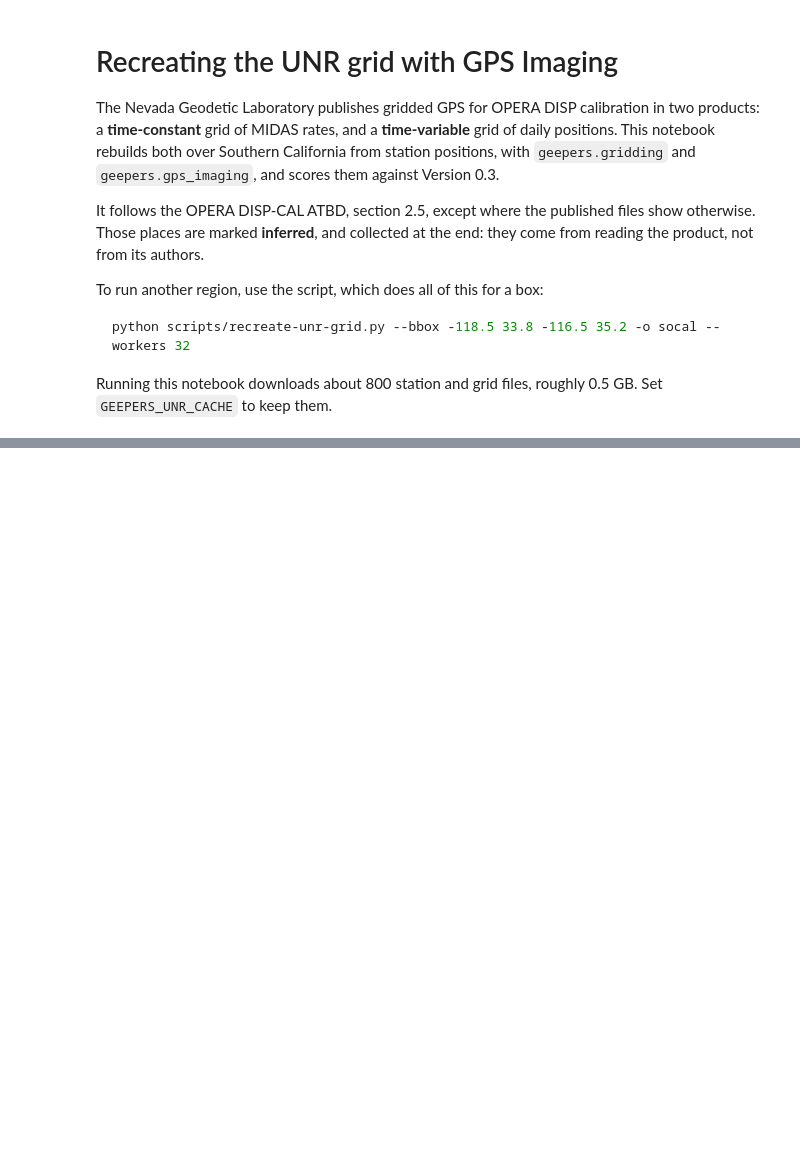
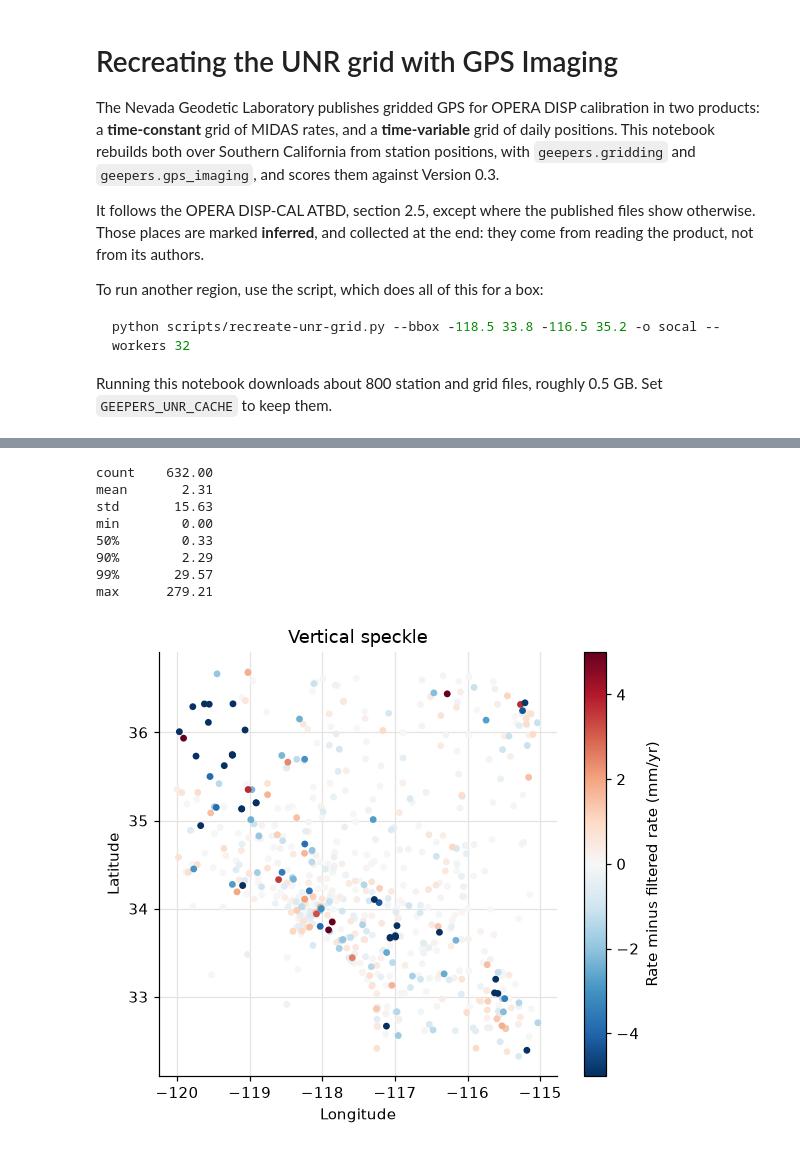
Before and after one commit to opera-adt/geepers, a Jupyter notebook: docs/notebooks/gps_imaging_unr_grid.ipynb, the cells around one changed output, grey strips where cells are left out. Cells and saved outputs as stored; diff of their text form; code cells hidden in the pictures; blank space fills up the shorter version.

```diff
--- a/docs/notebooks/gps_imaging_unr_grid.ipynb
+++ b/docs/notebooks/gps_imaging_unr_grid.ipynb
@@ -307,0 +286,20 @@ pd.DataFrame(
+# %%
+speckle = stats.vu - stats.vmsfu
+print(speckle.abs().describe(percentiles=[0.5, 0.9, 0.99]).round(2).to_string())
+fig, ax = plt.subplots(figsize=(6.5, 5))
+order = speckle.abs().sort_values().index
+points = ax.scatter(stats.lon[order], stats.lat[order], c=speckle[order], s=12,
+                    cmap="RdBu_r", vmin=-5, vmax=5)
+ax.set(aspect=1 / np.cos(np.radians(34.5)), xlabel="Longitude", ylabel="Latitude",
+       title="Vertical speckle")
+fig.colorbar(points, ax=ax, label="Rate minus filtered rate (mm/yr)");
+# %% [output]
+count    632.00
+mean       2.31
+std       15.63
+min        0.00
+50%        0.33
+90%        2.29
+99%       29.57
+max      279.21
+[figure, added]
```
Also changed, not shown: parts of 71 cells of this notebook.
